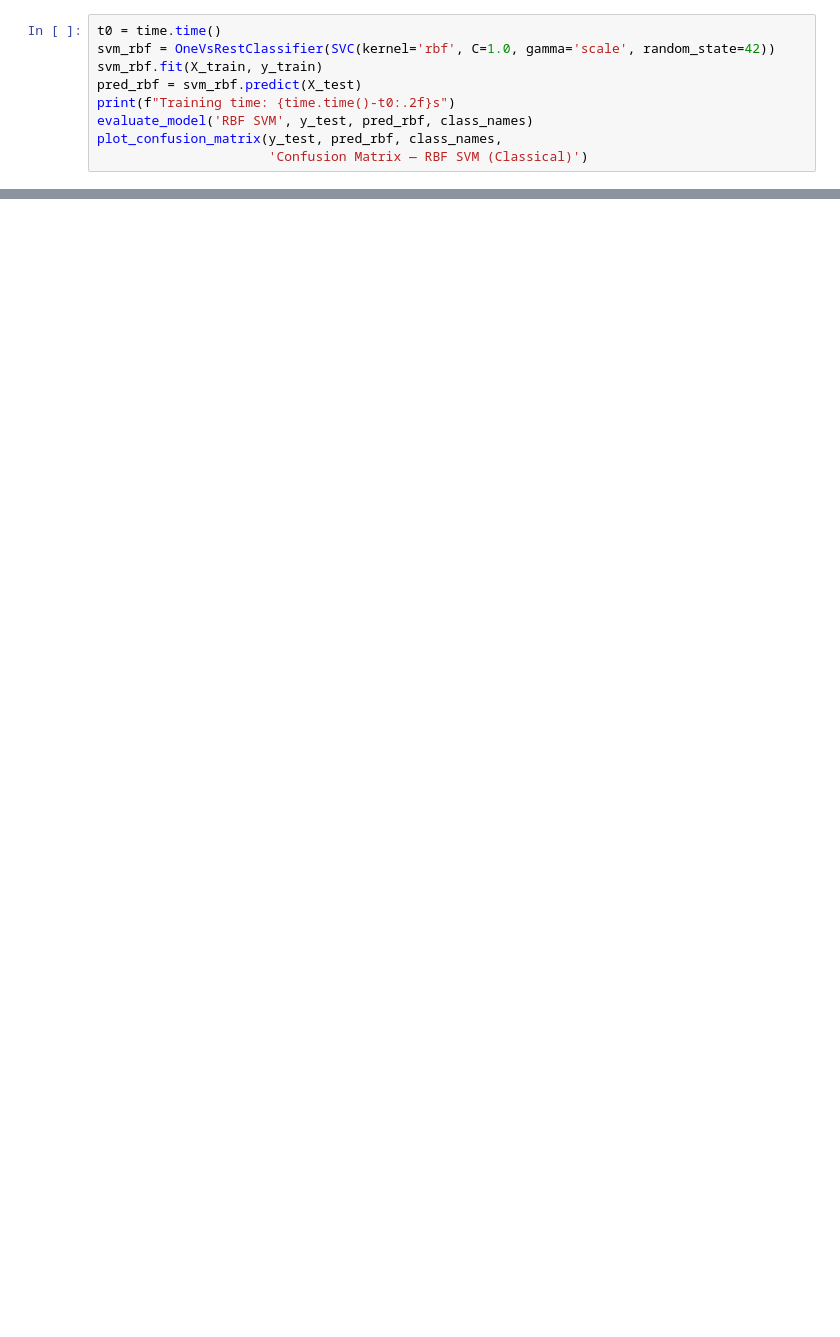
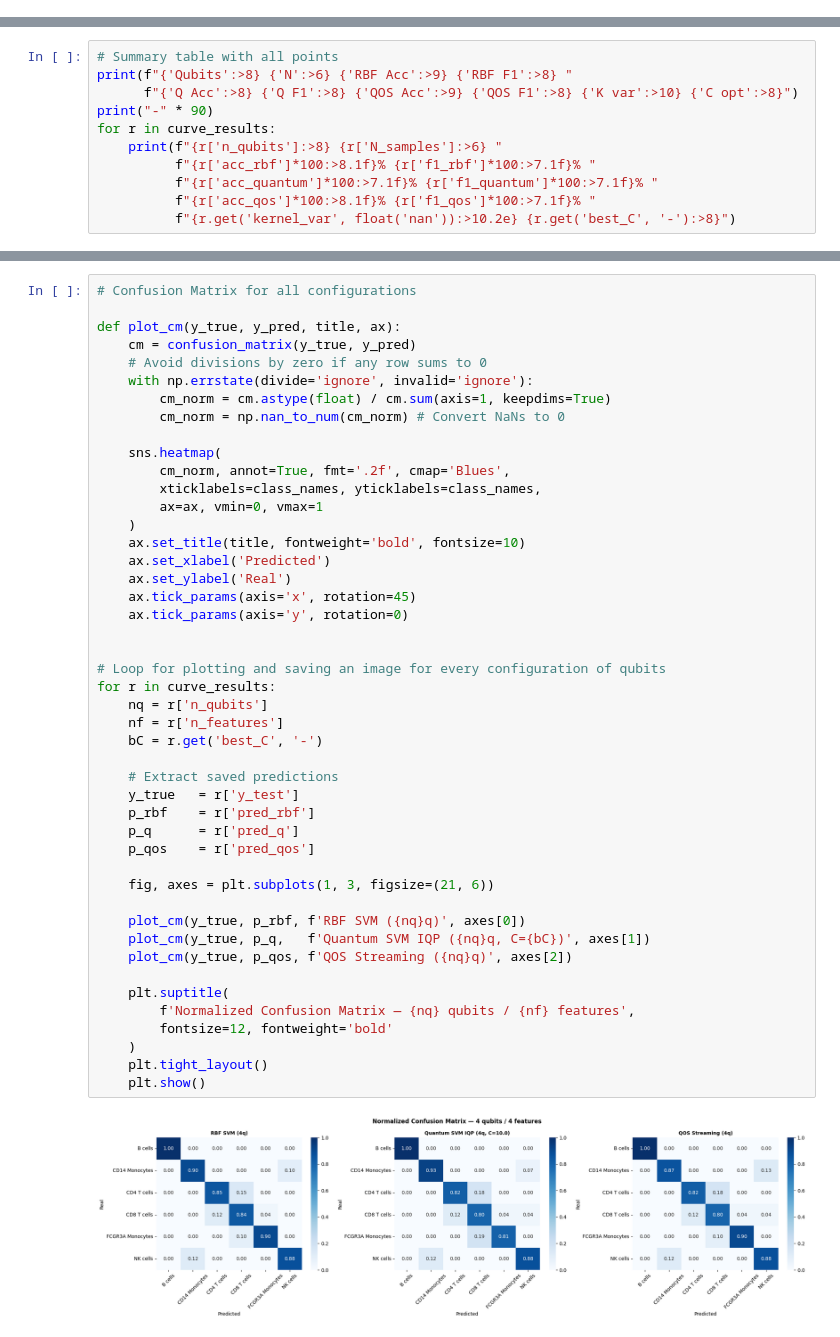
Before and after one commit to mikelpri3/QML_Frontiers, a Jupyter notebook: PFG_QML/PBMC_Quantum_SVM.ipynb, the cells around one changed output, grey strips where cells are left out. Cells and saved outputs as stored; diff of their text form; blank space fills up the shorter version.

```diff
--- a/PFG_QML/PBMC_Quantum_SVM.ipynb
+++ b/PFG_QML/PBMC_Quantum_SVM.ipynb
@@ -478,9 +0,0 @@ Training time: 0.02s
-# %%
-t0 = time.time()
-svm_rbf = OneVsRestClassifier(SVC(kernel='rbf', C=1.0, gamma='scale', random_state=42))
-svm_rbf.fit(X_train, y_train)
-pred_rbf = svm_rbf.predict(X_test)
-print(f"Training time: {time.time()-t0:.2f}s")
-evaluate_model('RBF SVM', y_test, pred_rbf, class_names)
-plot_confusion_matrix(y_test, pred_rbf, class_names,
-                      'Confusion Matrix — RBF SVM (Classical)')
@@ -1022,0 +653,11 @@ exponential memory advantage.
+# %%
+# Summary table with all points
+print(f"{'Qubits':>8} {'N':>6} {'RBF Acc':>9} {'RBF F1':>8} "
+      f"{'Q Acc':>8} {'Q F1':>8} {'QOS Acc':>9} {'QOS F1':>8} {'K var':>10} {'C opt':>8}")
+print("-" * 90)
+for r in curve_results:
+    print(f"{r['n_qubits']:>8} {r['N_samples']:>6} "
+          f"{r['acc_rbf']*100:>8.1f}% {r['f1_rbf']*100:>7.1f}% "
+          f"{r['acc_quantum']*100:>7.1f}% {r['f1_quantum']*100:>7.1f}% "
+          f"{r['acc_qos']*100:>8.1f}% {r['f1_qos']*100:>7.1f}% "
+          f"{r.get('kernel_var', float('nan')):>10.2e} {r.get('best_C', '-'):>8}")
@@ -1022,0 +672,48 @@ exponential memory advantage.
+# %%
+# Confusion Matrix for all configurations
+
+def plot_cm(y_true, y_pred, title, ax):
+    cm = confusion_matrix(y_true, y_pred)
+    # Avoid divisions by zero if any row sums to 0
+    with np.errstate(divide='ignore', invalid='ignore'):
+        cm_norm = cm.astype(float) / cm.sum(axis=1, keepdims=True)
+        cm_norm = np.nan_to_num(cm_norm) # Convert NaNs to 0
+
+    sns.heatmap(
+        cm_norm, annot=True, fmt='.2f', cmap='Blues',
+        xticklabels=class_names, yticklabels=class_names,
+        ax=ax, vmin=0, vmax=1
+    )
+    ax.set_title(title, fontweight='bold', fontsize=10)
+    ax.set_xlabel('Predicted')
+    ax.set_ylabel('Real')
+    ax.tick_params(axis='x', rotation=45)
+    ax.tick_params(axis='y', rotation=0)
+
+
+# Loop for plotting and saving an image for every configuration of qubits
+for r in curve_results:
+    nq = r['n_qubits']
+    nf = r['n_features']
+    bC = r.get('best_C', '-')
+
+    # Extract saved predictions
+    y_true   = r['y_test']
+    p_rbf    = r['pred_rbf']
+    p_q      = r['pred_q']
+    p_qos    = r['pred_qos']
+
+    fig, axes = plt.subplots(1, 3, figsize=(21, 6))
+
+    plot_cm(y_true, p_rbf, f'RBF SVM ({nq}q)', axes[0])
+    plot_cm(y_true, p_q,   f'Quantum SVM IQP ({nq}q, C={bC})', axes[1])
+    plot_cm(y_true, p_qos, f'QOS Streaming ({nq}q)', axes[2])
+
+    plt.suptitle(
+        f'Normalized Confusion Matrix — {nq} qubits / {nf} features',
+        fontsize=12, fontweight='bold'
+    )
+    plt.tight_layout()
+    plt.show()
+# %% [output]
+[figure, added]
```
Also changed, not shown: parts of 62 cells of this notebook, 40 other files.
